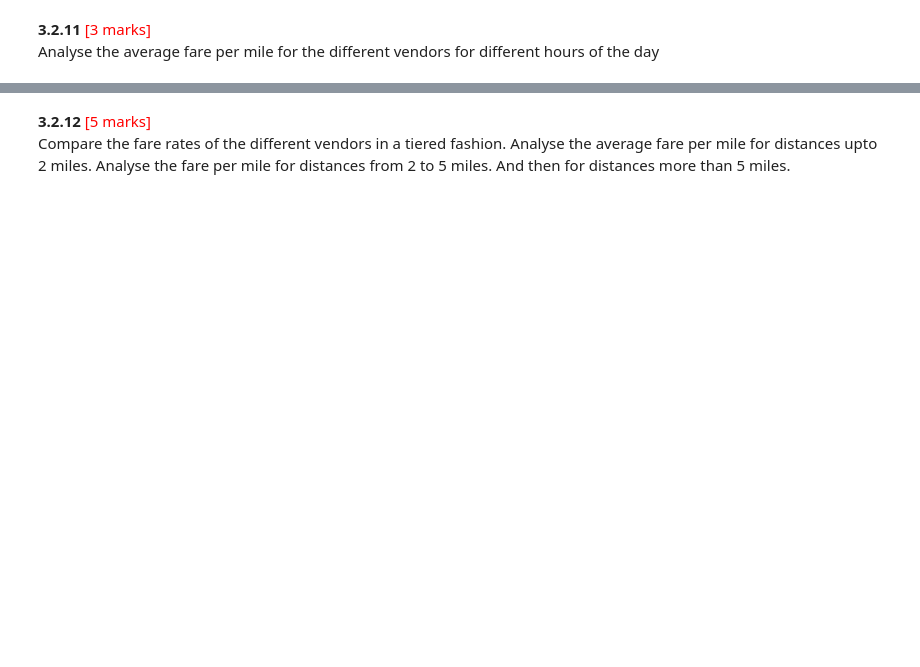
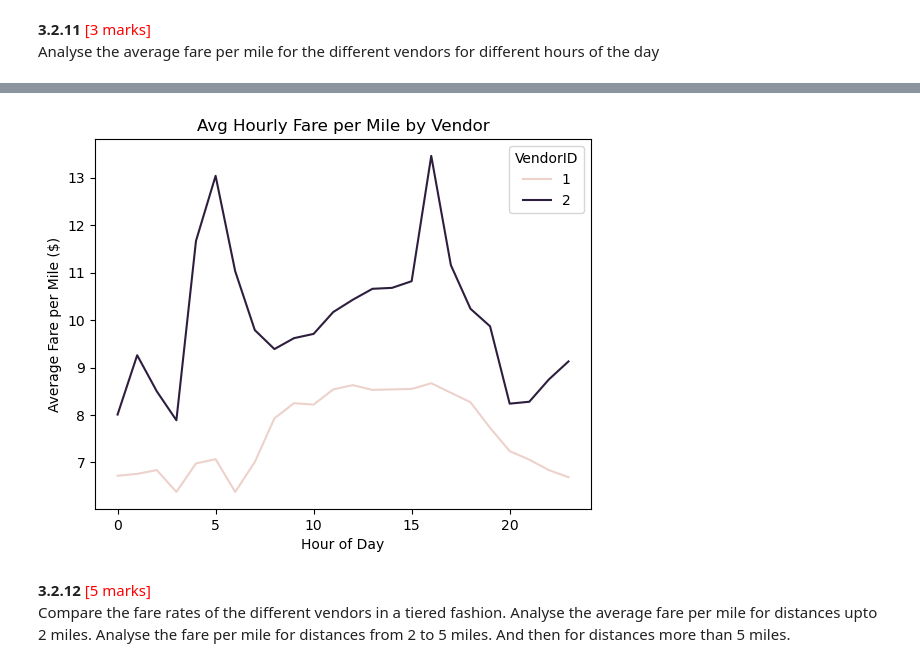
Before and after one commit to mpyar/eda_nyc_taxi, a Jupyter notebook: Analysis/EDA_Assg_NYC_Taxi_Starter.ipynb, the cells around one changed output, grey strips where cells are left out. Cells and saved outputs as stored; diff of their text form; code cells hidden in the pictures; blank space fills up the shorter version.

```diff
--- a/Analysis/EDA_Assg_NYC_Taxi_Starter.ipynb
+++ b/Analysis/EDA_Assg_NYC_Taxi_Starter.ipynb
@@ -1940,3 +1984,5 @@ Find the average fare per mile by hours of the day and by days of the week
 Analyse the average fare per mile for the different vendors for different hours of the day
 # %%
 # Compare fare per mile for different vendors
+avg_fare_vendor_hour = (merged_df.groupby(['VendorID','pickup_hour'])['fare_per_mile'].mean().round(2).reset_index())
+avg_fare_vendor_hour
@@ -1943,3 +2007,15 @@ Analyse the average fare per mile for the different vendors for different hours
+# %%
+sns.lineplot(
+    data=avg_fare_vendor_hour,
+    x='pickup_hour', y='fare_per_mile', hue='VendorID'
+)
+
+plt.xlabel("Hour of Day")
+plt.ylabel("Average Fare per Mile ($)")
+plt.title("Avg Hourly Fare per Mile by Vendor")
+plt.show()
+# %% [output]
+[figure, added]
 # %% [markdown]
 **3.2.12** <font color = red>[5 marks]</font> <br>
 Compare the fare rates of the different vendors in a tiered fashion. Analyse the average fare per mile for distances upto 2 miles. Analyse the fare per mile for distances from 2 to 5 miles. And then for distances more than 5 miles.
```
Also changed, not shown: parts of 31 cells of this notebook.
